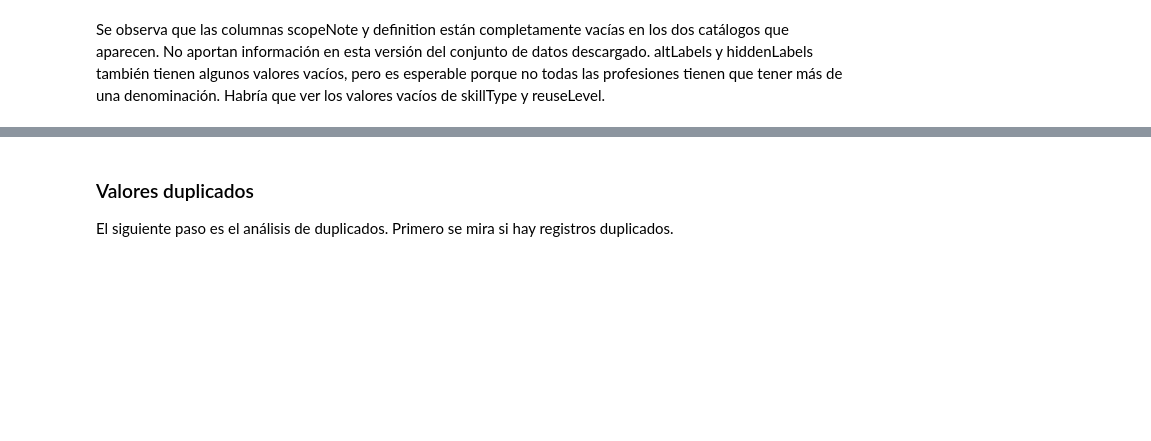
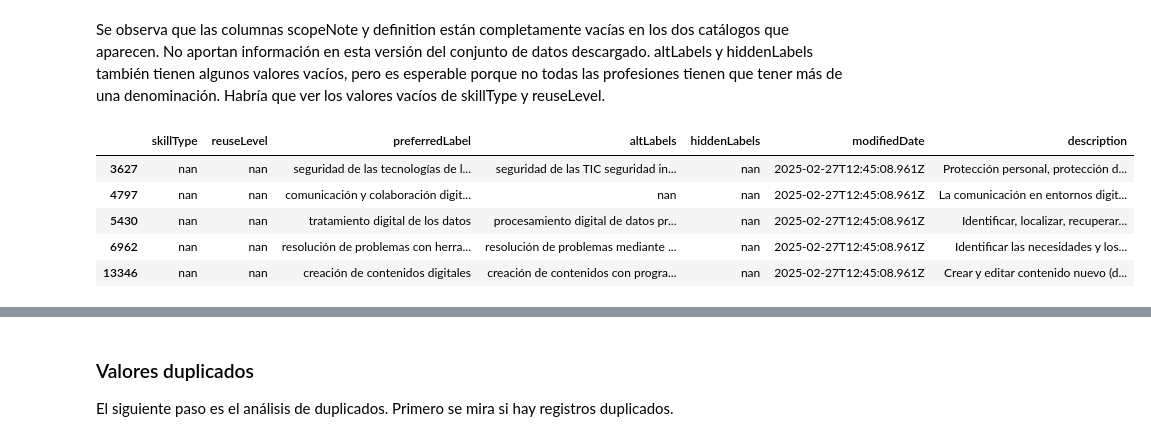
Before and after one commit to AlejandroAloVic/Proyecto-Grupal-Evolve, a Jupyter notebook: notebooks/01_eda_esco.ipynb, the cells around one changed output, grey strips where cells are left out. Cells and saved outputs as stored; diff of their text form; code cells hidden in the pictures; blank space fills up the shorter version.

```diff
--- a/notebooks/01_eda_esco.ipynb
+++ b/notebooks/01_eda_esco.ipynb
@@ -455,3 +409,27 @@ occupation_skill_relations
 skillType              59               0.05
 # %% [markdown]
 Se observa que las columnas scopeNote y definition están completamente vacías en los dos catálogos que aparecen. No aportan información en esta versión del conjunto de datos descargado. altLabels y hiddenLabels también tienen algunos valores vacíos, pero es esperable porque no todas las profesiones tienen que tener más de una denominación. Habría que ver los valores vacíos de skillType y reuseLevel.
+# %%
+skills_vacias = skills[skills["skillType"].isna()]
+
+display(skills_vacias.drop(columns=[
+    "conceptUri",
+    "conceptType",
+    "status",
+    "scopeNote",
+    "definition",
+    "inScheme"
+]).style
+    .set_properties(**{
+        "white-space": "pre-wrap",
+        "max-width": "none",
+        "text-align": "left"
+    })
+)
+# %% [output]
+|  | skillType | reuseLevel | preferredLabel | altLabels | hiddenLabels | modifiedDate | description |
+| 3627 | nan | nan | seguridad de las tecnologías de l... | seguridad de las TIC seguridad in... | nan | 2025-02-27T12:45:08.961Z | Protección personal, protección d... |
+| 4797 | nan | nan | comunicación y colaboración digit... | nan | nan | 2025-02-27T12:45:08.961Z | La comunicación en entornos digit... |
+| 5430 | nan | nan | tratamiento digital de los datos | procesamiento digital de datos pr... | nan | 2025-02-27T12:45:08.961Z | Identificar, localizar, recuperar... |
+| 6962 | nan | nan | resolución de problemas con herra... | resolución de problemas mediante ... | nan | 2025-02-27T12:45:08.961Z | Identificar las necesidades y los... |
+| 13346 | nan | nan | creación de contenidos digitales | creación de contenidos con progra... | nan | 2025-02-27T12:45:08.961Z | Crear y editar contenido nuevo (d... |
```
Also changed, not shown: parts of 14 cells of this notebook.
